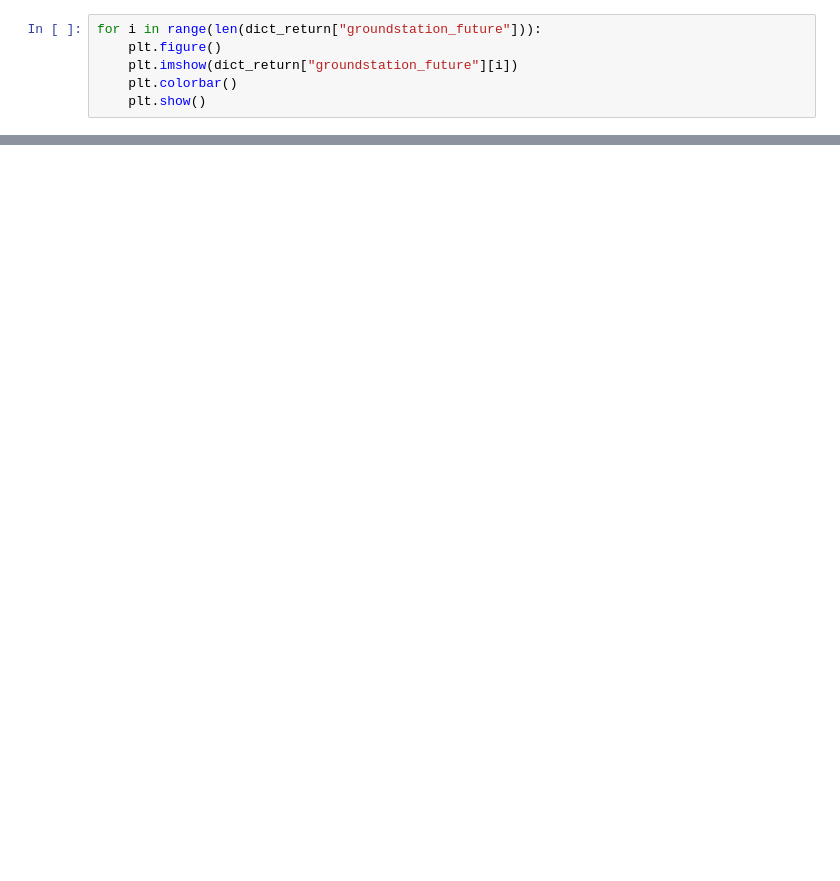
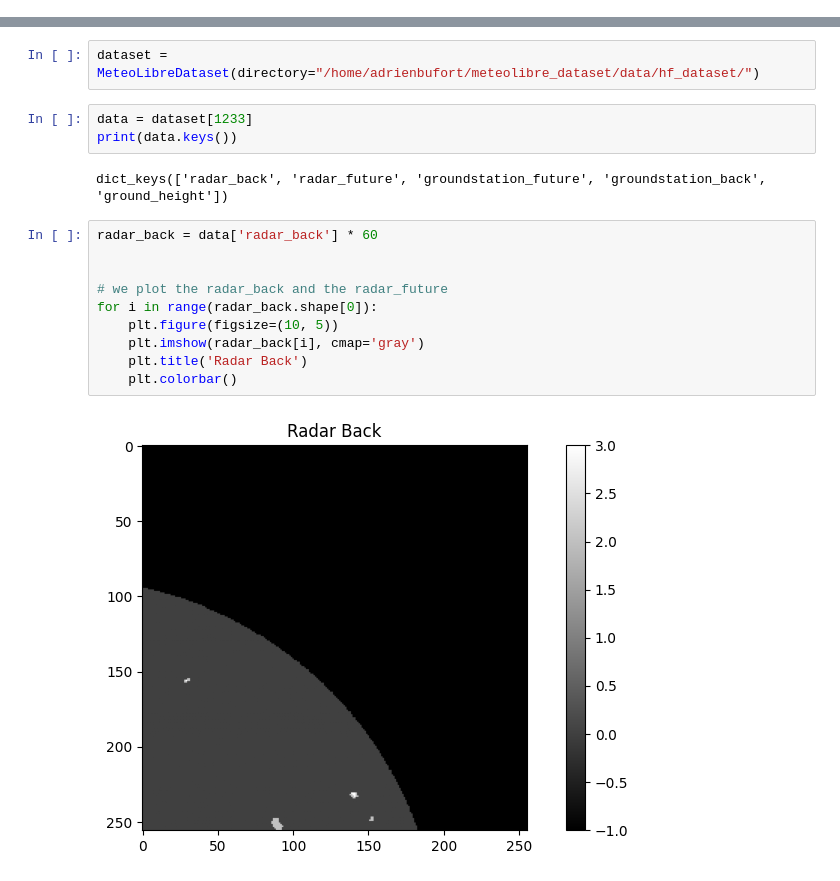
Before and after one commit to meteolibre-dev/meteolibre_dataset, a Jupyter notebook: scripts/visualization_data.ipynb, the cells around one changed output, grey strips where cells are left out. Saved outputs shown, nothing was run; the diff lists cells and outputs as text; blank space fills up the shorter version.

Commit message:
feat: adding visualizer

```diff
--- a/scripts/visualization_data.ipynb
+++ b/scripts/visualization_data.ipynb
@@ -224,6 +0,0 @@ plt.show()
-# %%
-for i in range(len(dict_return["groundstation_future"])):
-    plt.figure()
-    plt.imshow(dict_return["groundstation_future"][i])
-    plt.colorbar()
-    plt.show()
@@ -269,0 +118,19 @@ x
+# %%
+dataset = MeteoLibreDataset(directory="/home/adrienbufort/meteolibre_dataset/data/hf_dataset/")
+# %%
+data = dataset[1233]
+print(data.keys())
+# %% [output]
+dict_keys(['radar_back', 'radar_future', 'groundstation_future', 'groundstation_back', 'ground_height'])
+# %%
+radar_back = data['radar_back'] * 60
+
+
+# we plot the radar_back and the radar_future
+for i in range(radar_back.shape[0]):
+    plt.figure(figsize=(10, 5))
+    plt.imshow(radar_back[i], cmap='gray')
+    plt.title('Radar Back')
+    plt.colorbar()
+# %% [output]
+[figure, added]
```
Also changed, not shown: parts of 18 cells of this notebook.
